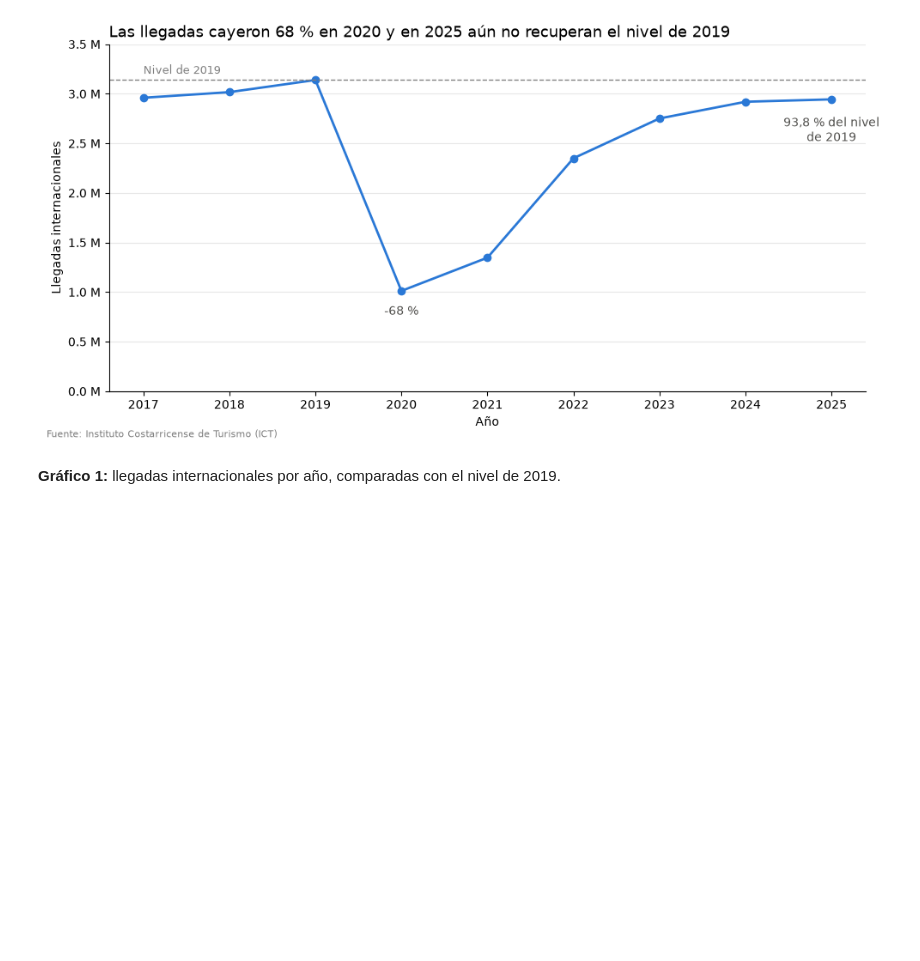
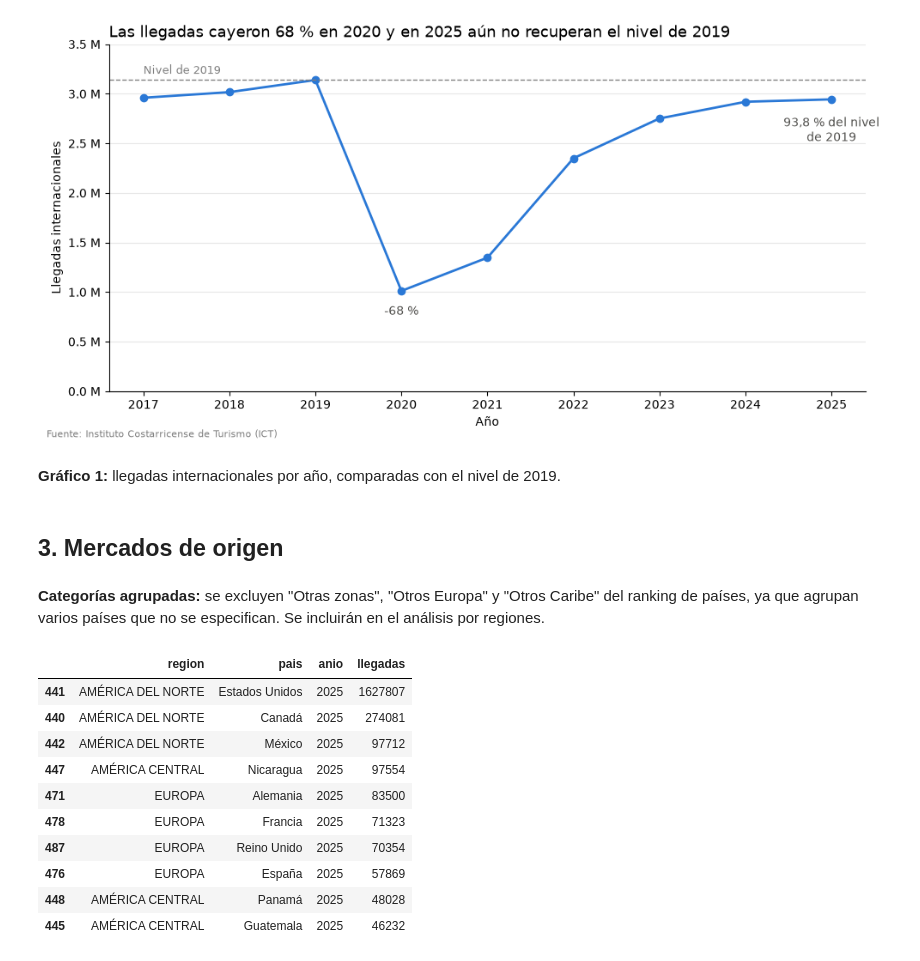
Before and after one commit to DanielleEspinoza/turismo-costa-rica, a Jupyter notebook: notebooks/02_eda.ipynb, the cells around one changed output. Cells and saved outputs as stored; diff of their text form; code cells hidden in the pictures; blank space fills up the shorter version.

```diff
--- a/notebooks/02_eda.ipynb
+++ b/notebooks/02_eda.ipynb
@@ -125,3 +125,25 @@ plt.show()
 [figure]
 # %% [markdown]
 **Gráfico 1:** llegadas internacionales por año, comparadas con el nivel de 2019.
+# %% [markdown]
+## 3. Mercados de origen
+# %% [markdown]
+**Categorías agrupadas:** se excluyen "Otras zonas", "Otros Europa" y "Otros Caribe" del ranking de países, ya que agrupan varios países que no se especifican. Se incluirán en el análisis por regiones.
+# %%
+categorias_agrupadas = ['Otras zonas', 'Otros Europa', 'Otros Caribe']
+
+datos_2025 = df[(df['anio'] == 2025) & (~df['pais'].isin(categorias_agrupadas))]
+top_10_2025 = datos_2025.sort_values(by='llegadas', ascending=False).head(10)
+top_10_2025
+# %% [output]
+|  | region | pais | anio | llegadas |
+| 441 | AMÉRICA DEL NORTE | Estados Unidos | 2025 | 1627807 |
+| 440 | AMÉRICA DEL NORTE | Canadá | 2025 | 274081 |
+| 442 | AMÉRICA DEL NORTE | México | 2025 | 97712 |
+| 447 | AMÉRICA CENTRAL | Nicaragua | 2025 | 97554 |
+| 471 | EUROPA | Alemania | 2025 | 83500 |
+| 478 | EUROPA | Francia | 2025 | 71323 |
+| 487 | EUROPA | Reino Unido | 2025 | 70354 |
+| 476 | EUROPA | España | 2025 | 57869 |
+| 448 | AMÉRICA CENTRAL | Panamá | 2025 | 48028 |
+| 445 | AMÉRICA CENTRAL | Guatemala | 2025 | 46232 |
```
Also changed, not shown: parts of 6 cells of this notebook, 2 other files.
